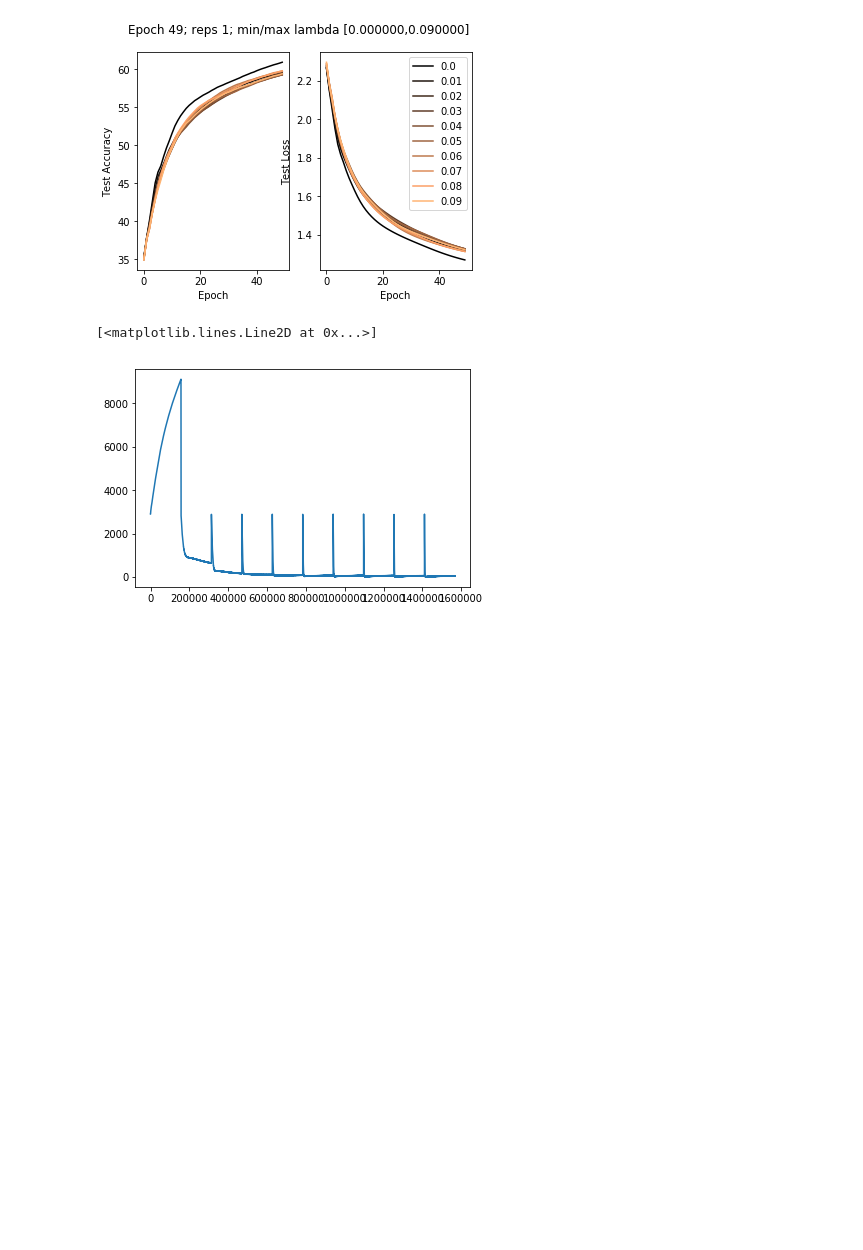
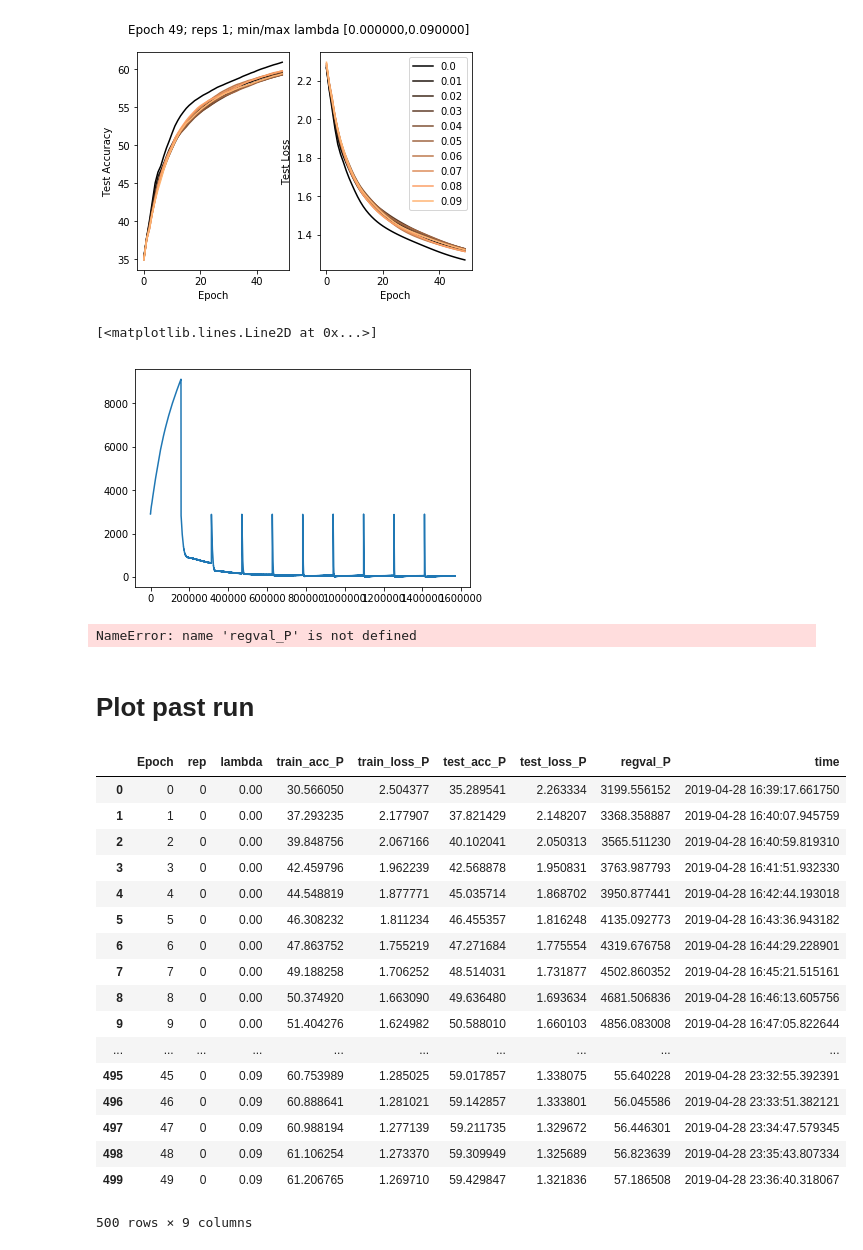
Before and after one commit to chongguo/AM221pset, a Jupyter notebook: Project/vv_sandbox/MLP AK quick tests.ipynb, the cells around one changed output. Cells and saved outputs as stored; diff of their text form; code cells hidden in the pictures; blank space fills up the shorter version.

```diff
--- a/Project/vv_sandbox/MLP AK quick tests.ipynb
+++ b/Project/vv_sandbox/MLP AK quick tests.ipynb
@@ -448,11 +458,13 @@ import pickle
 
 
 pickle.dump([lambdas,N_EPOCHS,N_REPS,N_HIDDEN_NEURONS,learning_rates,N_REPS,N_PARAMS,
-             model_P,regval_P,
+             regval_P,
              train_loss_P,train_acc_P,
              test_loss_P,test_acc_P,
              Phist_P],
             open(modelkey+"_mlp_ak_quickset.pkl", "wb" ) )
+# %% [output]
+NameError: name 'regval_P' is not defined
 # %%
 # print(test_acc_P.shape)
 # plt.plot(np.mean(test_acc_P,2))
@@ -463,0 +474,2 @@ pickle.dump([lambdas,N_EPOCHS,N_REPS,N_HIDDEN_NEURONS,learning_rates,N_REPS,N_PA
+# %% [markdown]
+# Plot past run
@@ -463,0 +480,21 @@ pickle.dump([lambdas,N_EPOCHS,N_REPS,N_HIDDEN_NEURONS,learning_rates,N_REPS,N_PA
+# %%
+pastrundat
+# %% [output]
+|  | Epoch | rep | lambda | train_acc_P | train_loss_P | test_acc_P | test_loss_P | regval_P | time |
+| 0 | 0 | 0 | 0.00 | 30.566050 | 2.504377 | 35.289541 | 2.263334 | 3199.556152 | 2019-04-28 16:39:17.661750 |
+| 1 | 1 | 0 | 0.00 | 37.293235 | 2.177907 | 37.821429 | 2.148207 | 3368.358887 | 2019-04-28 16:40:07.945759 |
+| 2 | 2 | 0 | 0.00 | 39.848756 | 2.067166 | 40.102041 | 2.050313 | 3565.511230 | 2019-04-28 16:40:59.819310 |
+| 3 | 3 | 0 | 0.00 | 42.459796 | 1.962239 | 42.568878 | 1.950831 | 3763.987793 | 2019-04-28 16:41:51.932330 |
+| 4 | 4 | 0 | 0.00 | 44.548819 | 1.877771 | 45.035714 | 1.868702 | 3950.877441 | 2019-04-28 16:42:44.193018 |
+| 5 | 5 | 0 | 0.00 | 46.308232 | 1.811234 | 46.455357 | 1.816248 | 4135.092773 | 2019-04-28 16:43:36.943182 |
+| 6 | 6 | 0 | 0.00 | 47.863752 | 1.755219 | 47.271684 | 1.775554 | 4319.676758 | 2019-04-28 16:44:29.228901 |
+| 7 | 7 | 0 | 0.00 | 49.188258 | 1.706252 | 48.514031 | 1.731877 | 4502.860352 | 2019-04-28 16:45:21.515161 |
+| 8 | 8 | 0 | 0.00 | 50.374920 | 1.663090 | 49.636480 | 1.693634 | 4681.506836 | 2019-04-28 16:46:13.605756 |
+| 9 | 9 | 0 | 0.00 | 51.404276 | 1.624982 | 50.588010 | 1.660103 | 4856.083008 | 2019-04-28 16:47:05.822644 |
+| ... | ... | ... | ... | ... | ... | ... | ... | ... | ... |
+| 495 | 45 | 0 | 0.09 | 60.753989 | 1.285025 | 59.017857 | 1.338075 | 55.640228 | 2019-04-28 23:32:55.392391 |
+| 496 | 46 | 0 | 0.09 | 60.888641 | 1.281021 | 59.142857 | 1.333801 | 56.045586 | 2019-04-28 23:33:51.382121 |
+| 497 | 47 | 0 | 0.09 | 60.988194 | 1.277139 | 59.211735 | 1.329672 | 56.446301 | 2019-04-28 23:34:47.579345 |
+| 498 | 48 | 0 | 0.09 | 61.106254 | 1.273370 | 59.309949 | 1.325689 | 56.823639 | 2019-04-28 23:35:43.807334 |
+| 499 | 49 | 0 | 0.09 | 61.206765 | 1.269710 | 59.429847 | 1.321836 | 57.186508 | 2019-04-28 23:36:40.318067 |
+500 rows × 9 columns
```
Also changed, not shown: parts of 13 cells of this notebook, 2 other files.
